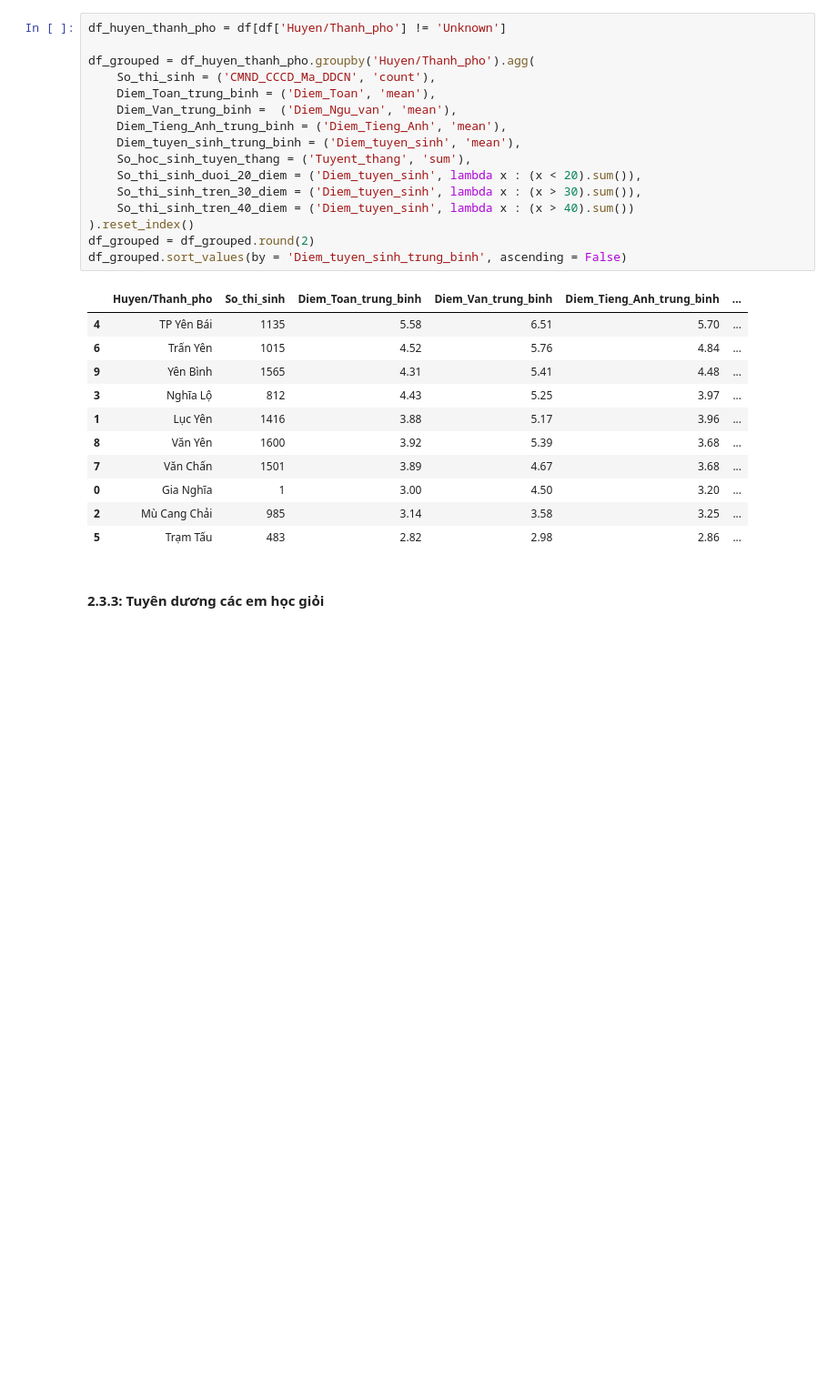
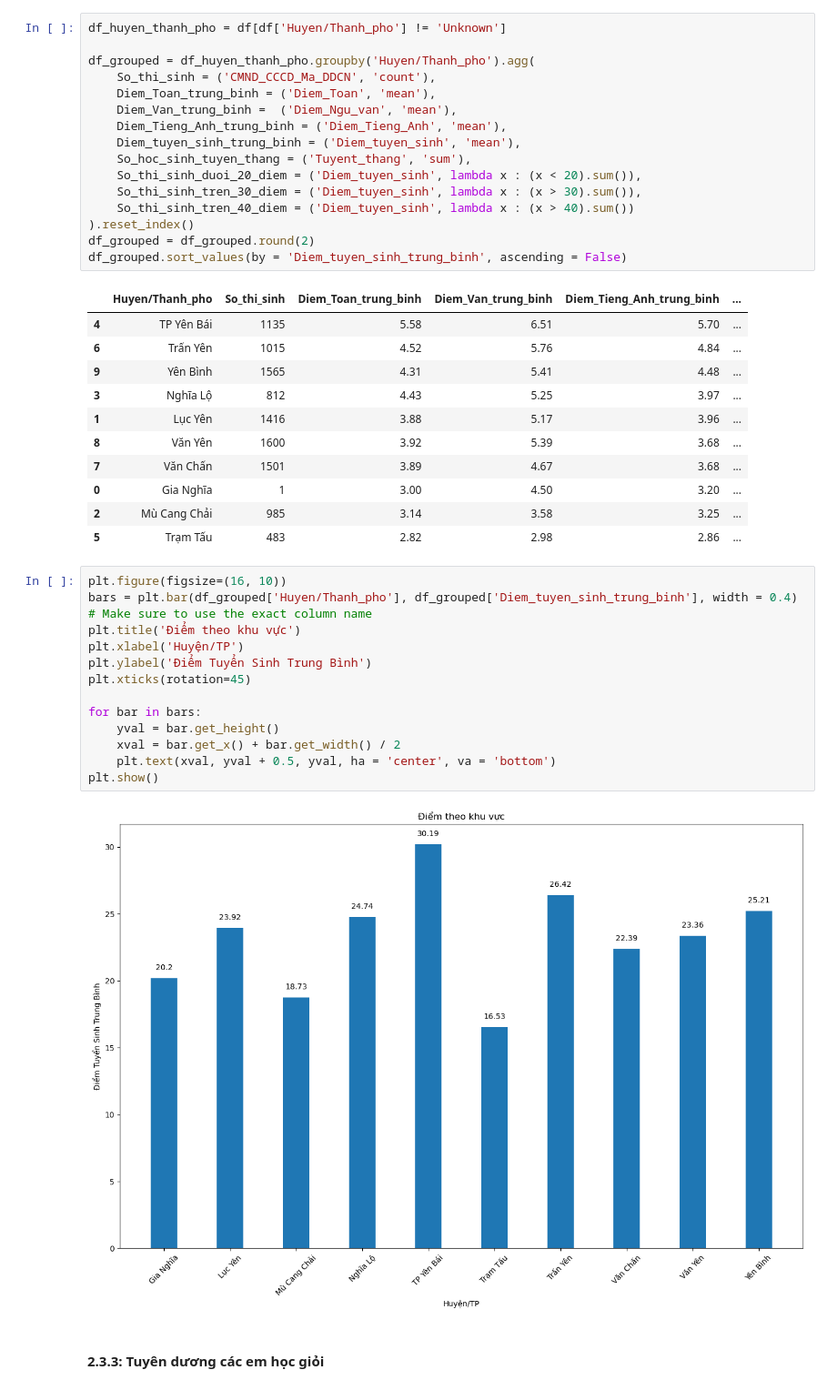
Before and after one commit to Bui-Minh-Quan/Phan_tich_diem_tuyen_sinh_Yen_Bai, a Jupyter notebook: Analyze.ipynb, the cells around one changed output. Shown at 91% size. Drawn from its saved outputs; the diff is of its cells as text; blank space fills up the shorter version.

```diff
--- a/Analyze.ipynb
+++ b/Analyze.ipynb
@@ -425,6 +425,21 @@ df_grouped.sort_values(by = 'Diem_tuyen_sinh_trung_binh', ascending = False)
 | 0 | Gia Nghĩa | 1 | 3.00 | 4.50 | 3.20 | ... |
 | 2 | Mù Cang Chải | 985 | 3.14 | 3.58 | 3.25 | ... |
 | 5 | Trạm Tấu | 483 | 2.82 | 2.98 | 2.86 | ... |
+# %%
+plt.figure(figsize=(16, 10))
+bars = plt.bar(df_grouped['Huyen/Thanh_pho'], df_grouped['Diem_tuyen_sinh_trung_binh'], width = 0.4)  # Make sure to use the exact column name
+plt.title('Điểm theo khu vực')
+plt.xlabel('Huyện/TP')
+plt.ylabel('Điểm Tuyển Sinh Trung Bình')
+plt.xticks(rotation=45)
+
+for bar in bars:
+    yval = bar.get_height()
+    xval = bar.get_x() + bar.get_width() / 2
+    plt.text(xval, yval + 0.5, yval, ha = 'center', va = 'bottom')
+plt.show()
+# %% [output]
+[figure, added]
 # %% [markdown]
 #### 2.3.3: Tuyên dương các em học giỏi
 # %%
```
Also changed, not shown: parts of 2 cells of this notebook, 1 other file.
